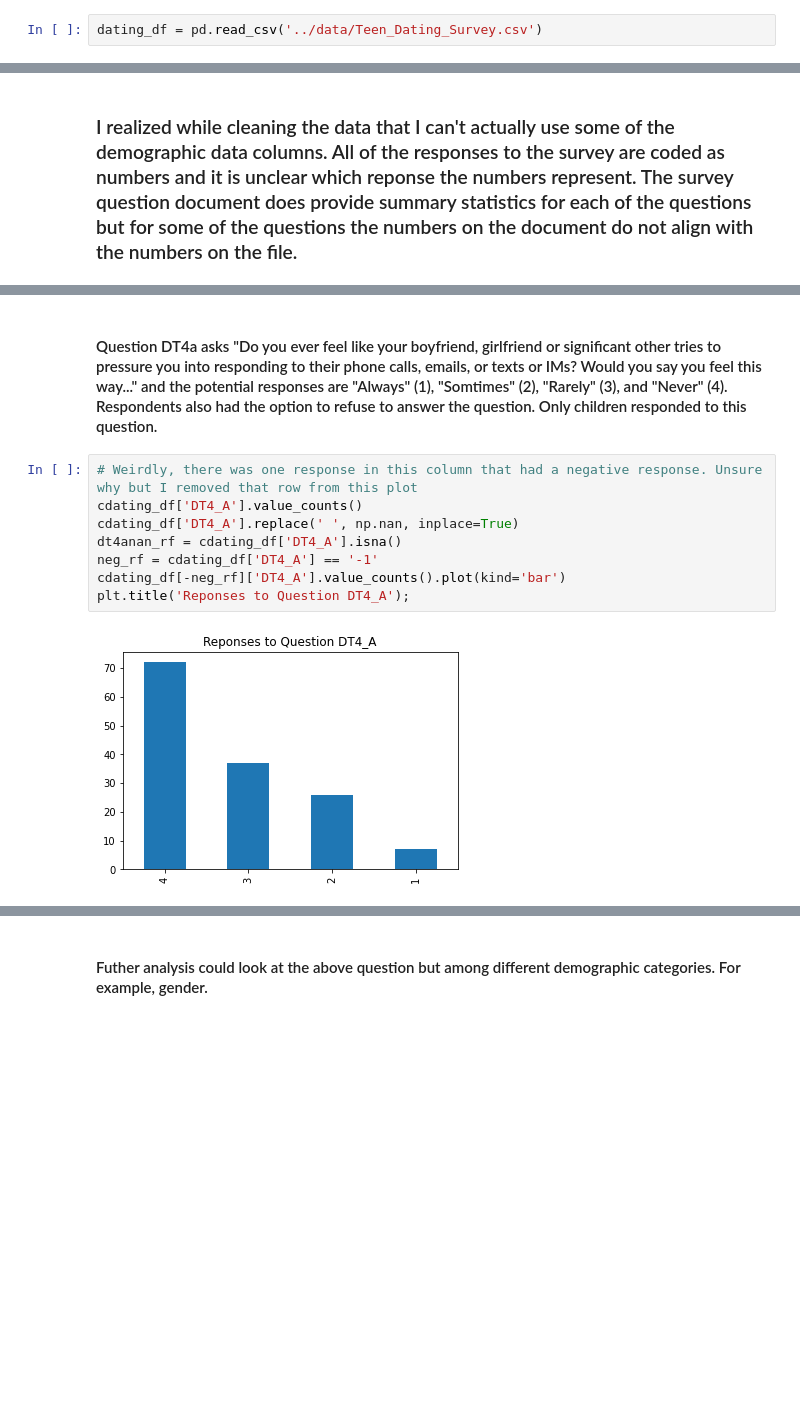
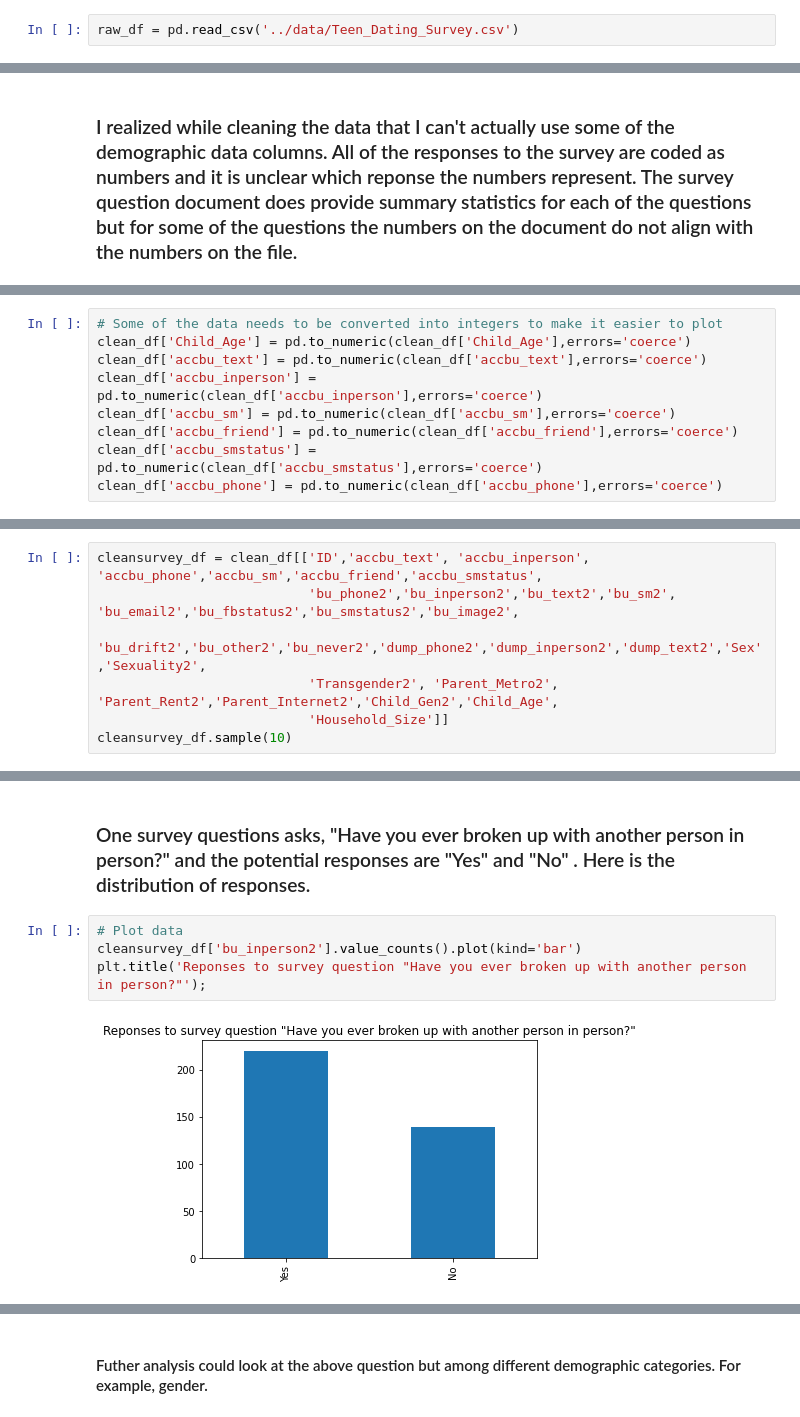
Before and after one commit to mbod/comm318_F21_Project_Group4, a Jupyter notebook: data_analysis/Data Analysis (Joy Ekasi-Otu).ipynb, the cells around one changed output, grey strips where cells are left out. Drawn from its saved outputs; the diff is of its cells as text; blank space fills up the shorter version.

Commit message:
update to data_analysis notebooks

```diff
--- a/data_analysis/Data Analysis (Joy Ekasi-Otu).ipynb
+++ b/data_analysis/Data Analysis (Joy Ekasi-Otu).ipynb
@@ -12,7 +12,7 @@ import matplotlib.pyplot as plt
 import seaborn as sns
 import numpy as np
 # %%
-dating_df = pd.read_csv('../data/Teen_Dating_Survey.csv')
+raw_df = pd.read_csv('../data/Teen_Dating_Survey.csv')
 # %% [markdown]
 # Dataframe Examination
 # %%
@@ -160 +277,10 @@ cdating_df['Parent_Internet_Long'] = cdating_df['Parent_Internet'].map(pnet_map)
+# %%
+# Some of the data needs to be converted into integers to make it easier to plot
+clean_df['Child_Age'] = pd.to_numeric(clean_df['Child_Age'],errors='coerce')
+clean_df['accbu_text'] = pd.to_numeric(clean_df['accbu_text'],errors='coerce')
+clean_df['accbu_inperson'] = pd.to_numeric(clean_df['accbu_inperson'],errors='coerce')
+clean_df['accbu_sm'] = pd.to_numeric(clean_df['accbu_sm'],errors='coerce')
+clean_df['accbu_friend'] = pd.to_numeric(clean_df['accbu_friend'],errors='coerce')
+clean_df['accbu_smstatus'] = pd.to_numeric(clean_df['accbu_smstatus'],errors='coerce')
+clean_df['accbu_phone'] = pd.to_numeric(clean_df['accbu_phone'],errors='coerce')
 # %% [markdown]
@@ -195,0 +325,7 @@ cdating_df.sample(10)
+# %%
+cleansurvey_df = clean_df[['ID','accbu_text', 'accbu_inperson', 'accbu_phone','accbu_sm','accbu_friend','accbu_smstatus',
+                           'bu_phone2','bu_inperson2','bu_text2','bu_sm2', 'bu_email2','bu_fbstatus2','bu_smstatus2','bu_image2',
+                           'bu_drift2','bu_other2','bu_never2','dump_phone2','dump_inperson2','dump_text2','Sex','Sexuality2',
+                           'Transgender2', 'Parent_Metro2', 'Parent_Rent2','Parent_Internet2','Child_Gen2','Child_Age',
+                           'Household_Size']]
+cleansurvey_df.sample(10)
@@ -254,12 +383,8 @@ plt.show()
 # %% [markdown]
-#### Question DT4a asks "Do you ever feel like your boyfriend, girlfriend or significant other tries to pressure you into responding to their phone calls, emails, or texts or IMs? Would you say you feel this way..." and the potential responses are "Always" (1), "Somtimes" (2), "Rarely" (3), and "Never" (4). Respondents also had the option to refuse to answer the question. Only children responded to this question.
+### One survey questions asks,  "Have you ever broken up with another person in person?" and the potential responses are "Yes" and "No" . Here is the distribution of responses.
 # %%
-# Weirdly, there was one response in this column that had a negative response. Unsure why but I removed that row from this plot
-cdating_df['DT4_A'].value_counts()
-cdating_df['DT4_A'].replace(' ', np.nan, inplace=True)
-dt4anan_rf = cdating_df['DT4_A'].isna()
-neg_rf = cdating_df['DT4_A'] == '-1'
-cdating_df[-neg_rf]['DT4_A'].value_counts().plot(kind='bar')
-plt.title('Reponses to Question DT4_A');
+# Plot data
+cleansurvey_df['bu_inperson2'].value_counts().plot(kind='bar')
+plt.title('Reponses to survey question "Have you ever broken up with another person in person?"');
 # %% [output]
-[figure, old version]
+[figure, new version]
```
Also changed, not shown: parts of 37 cells of this notebook, 9 other files.
